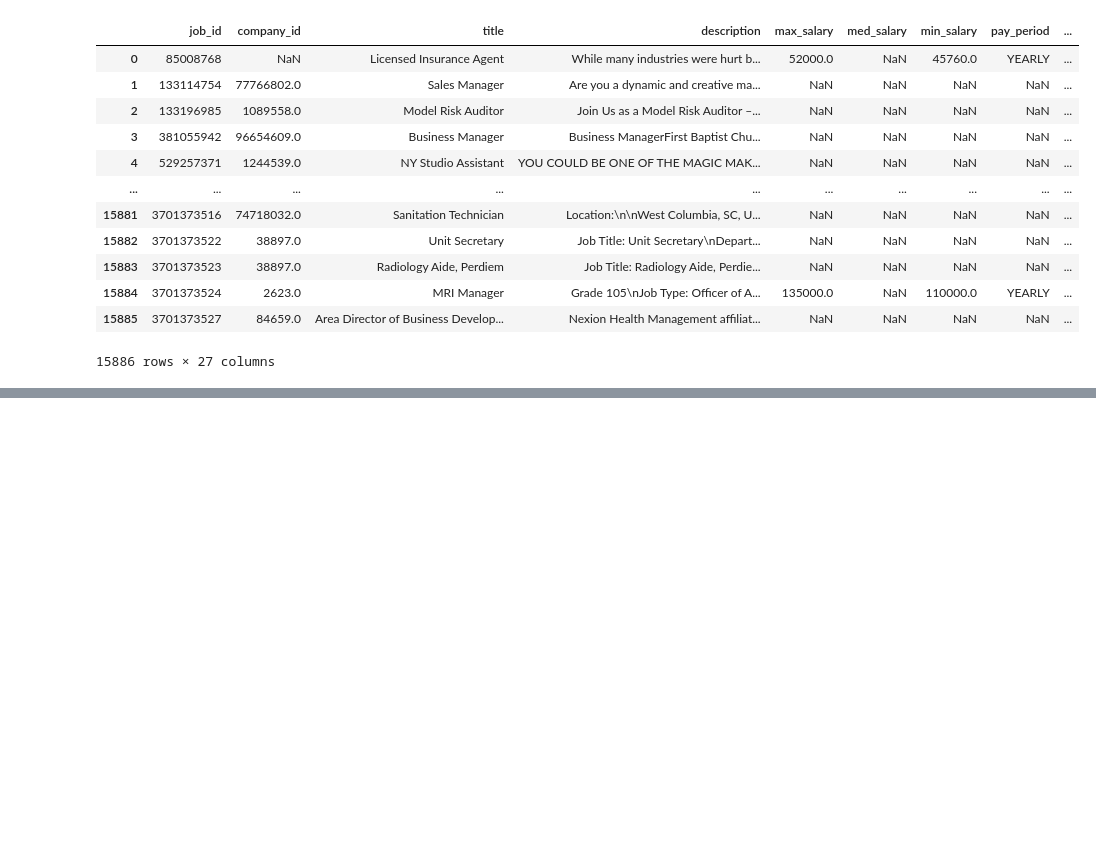
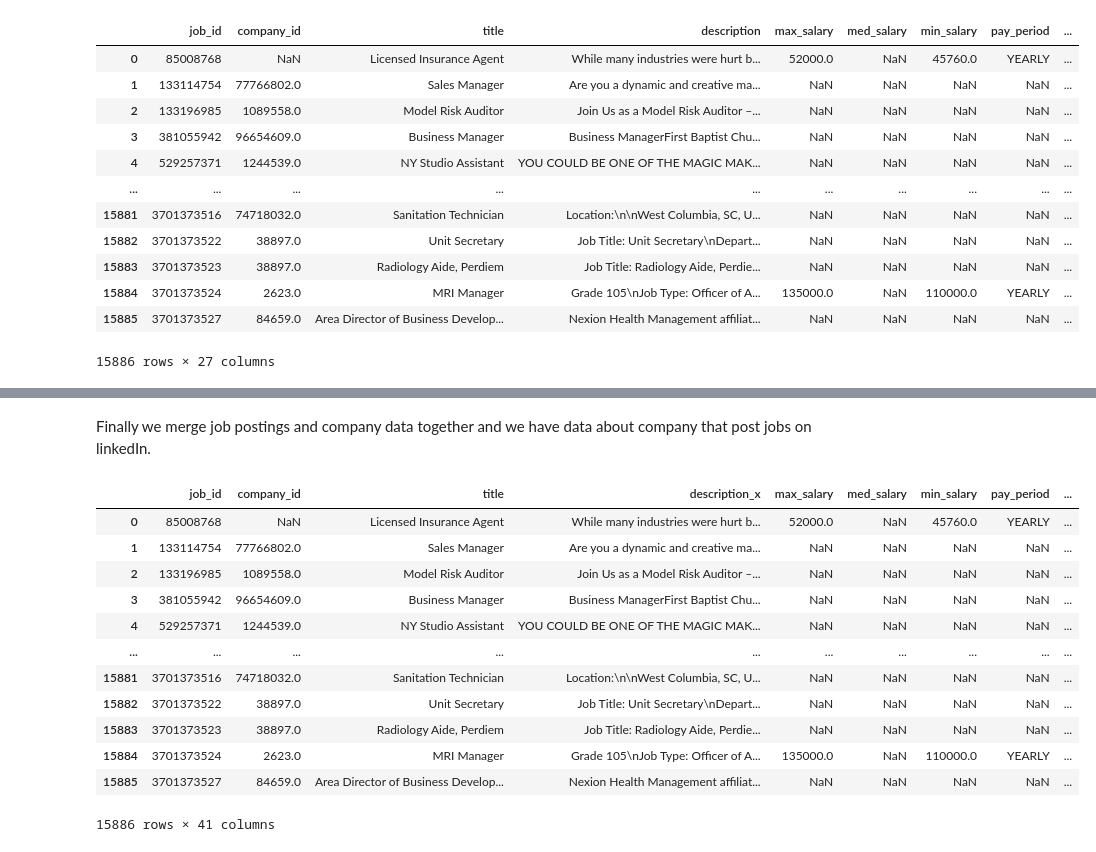
Before and after one commit to enricofindley/ds-project, a Jupyter notebook: linkedin-job-postings-2023-data-analysis.ipynb, the cells around one changed output, grey strips where cells are left out. Saved outputs shown, nothing was run; the diff lists cells and outputs as text; code cells hidden in the pictures; blank space fills up the shorter version.

```diff
--- a/linkedin-job-postings-2023-data-analysis.ipynb
+++ b/linkedin-job-postings-2023-data-analysis.ipynb
@@ -40,0 +46,4 @@ memory usage: 3.3+ MB
+# %%
+job_benefits_data = pd.read_csv("/kaggle/input/linkedin-job-postings/job_details/benefits.csv")
+job_benefits_data = job_benefits_data.drop('inferred', axis=1) # remove 'inferred' column
+job_benefits_data = job_benefits_data.groupby('job_id')['type'].agg(lambda x: ', '.join(x)).reset_index() # aggregate same job benefits
@@ -40,0 +52,3 @@ memory usage: 3.3+ MB
+# %%
+job_postings_data = job_postings_data.merge(job_benefits_data, on="job_id", how="left")
+job_postings_data
@@ -40,0 +71,6 @@ memory usage: 3.3+ MB
+# %%
+job_skills_data = pd.read_csv("/kaggle/input/linkedin-job-postings/job_details/job_skills.csv")
+job_skills_data = job_skills_data.groupby('job_id')['skill_abr'].agg(lambda x: ', '.join(x)).reset_index() # aggregate same job skills
+
+job_postings_data = job_postings_data.merge(job_skills_data, on="job_id", how="left")
+job_postings_data
@@ -40,0 +123,19 @@ memory usage: 3.3+ MB
+# %% [markdown]
+Finally we merge job postings and company data together and we have data about company that post jobs on linkedIn.
+# %%
+merged_data = job_postings_data.merge(company_data, on="company_id", how="left")
+merged_data
+# %% [output]
+|  | job_id | company_id | title | description_x | max_salary | med_salary | min_salary | pay_period | ... |
+| 0 | 85008768 | NaN | Licensed Insurance Agent | While many industries were hurt b... | 52000.0 | NaN | 45760.0 | YEARLY | ... |
+| 1 | 133114754 | 77766802.0 | Sales Manager | Are you a dynamic and creative ma... | NaN | NaN | NaN | NaN | ... |
+| 2 | 133196985 | 1089558.0 | Model Risk Auditor | Join Us as a Model Risk Auditor –... | NaN | NaN | NaN | NaN | ... |
+| 3 | 381055942 | 96654609.0 | Business Manager | Business ManagerFirst Baptist Chu... | NaN | NaN | NaN | NaN | ... |
+| 4 | 529257371 | 1244539.0 | NY Studio Assistant | YOU COULD BE ONE OF THE MAGIC MAK... | NaN | NaN | NaN | NaN | ... |
+| ... | ... | ... | ... | ... | ... | ... | ... | ... | ... |
+| 15881 | 3701373516 | 74718032.0 | Sanitation Technician | Location:\n\nWest Columbia, SC, U... | NaN | NaN | NaN | NaN | ... |
+| 15882 | 3701373522 | 38897.0 | Unit Secretary | Job Title: Unit Secretary\nDepart... | NaN | NaN | NaN | NaN | ... |
+| 15883 | 3701373523 | 38897.0 | Radiology Aide, Perdiem | Job Title: Radiology Aide, Perdie... | NaN | NaN | NaN | NaN | ... |
+| 15884 | 3701373524 | 2623.0 | MRI Manager | Grade 105\nJob Type: Officer of A... | 135000.0 | NaN | 110000.0 | YEARLY | ... |
+| 15885 | 3701373527 | 84659.0 | Area Director of Business Develop... | Nexion Health Management affiliat... | NaN | NaN | NaN | NaN | ... |
+15886 rows × 41 columns
```
Also changed, not shown: parts of 18 cells of this notebook.
